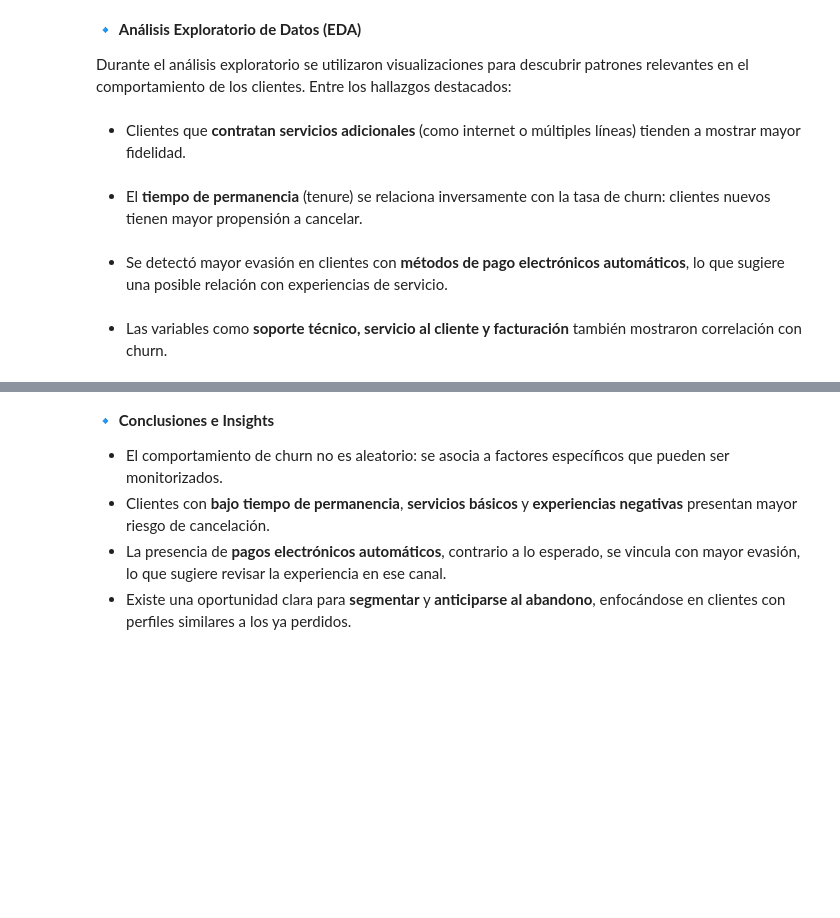
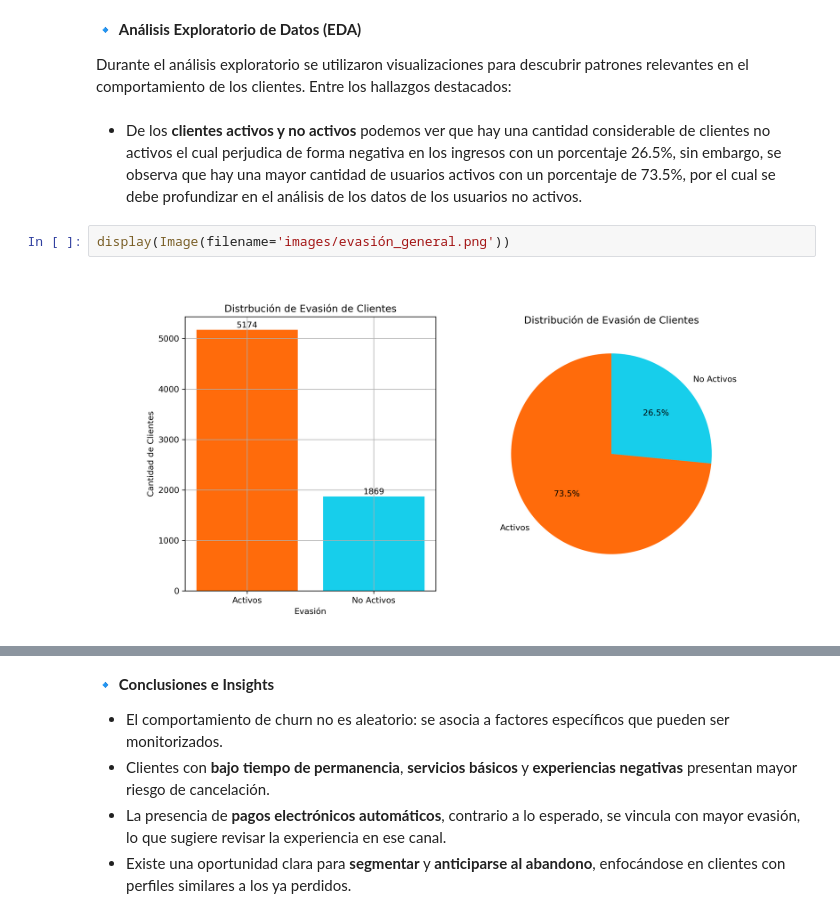
Before and after one commit to Yngasarock/Telecom-1, a Jupyter notebook: TelecomX_LATAM.ipynb, the cells around one changed output, grey strips where cells are left out. Cells and saved outputs as stored; diff of their text form; blank space fills up the shorter version.

```diff
--- a/TelecomX_LATAM.ipynb
+++ b/TelecomX_LATAM.ipynb
@@ -1031,11 +1037,9 @@ El proceso de tratamiento de datos incluyó las siguientes etapas:
 🔹 **Análisis Exploratorio de Datos (EDA)**
 
 Durante el análisis exploratorio se utilizaron visualizaciones para descubrir patrones relevantes en el comportamiento de los clientes. Entre los hallazgos destacados:
-# %% [markdown]
-- Clientes que **contratan servicios adicionales** (como internet o múltiples líneas) tienden a mostrar mayor fidelidad.
-# %% [markdown]
-- El **tiempo de permanencia** (tenure) se relaciona inversamente con la tasa de churn: clientes nuevos tienen mayor propensión a cancelar.
-# %% [markdown]
-- Se detectó mayor evasión en clientes con **métodos de pago electrónicos automáticos**, lo que sugiere una posible relación con experiencias de servicio.
-# %% [markdown]
-- Las variables como **soporte técnico, servicio al cliente y facturación** también mostraron correlación con churn.
+# %% [markdown]
+- De los **clientes activos y no activos** podemos ver que hay una cantidad considerable de clientes no activos el cual perjudica de forma negativa en los ingresos con un porcentaje 26.5%, sin embargo, se observa que hay una mayor cantidad de usuarios activos con un porcentaje de 73.5%, por el cual se debe profundizar en el análisis de los datos de los usuarios no activos.
+# %%
+display(Image(filename='images/evasión_general.png'))
+# %% [output]
+[figure, added]
```
Also changed, not shown: parts of 30 cells of this notebook, 7 other files.
